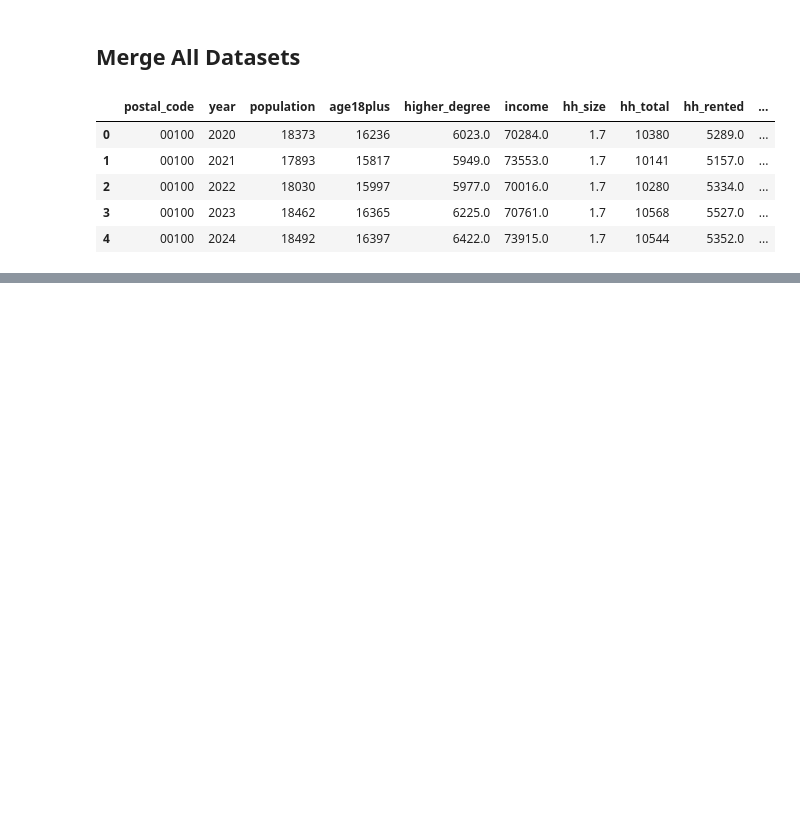
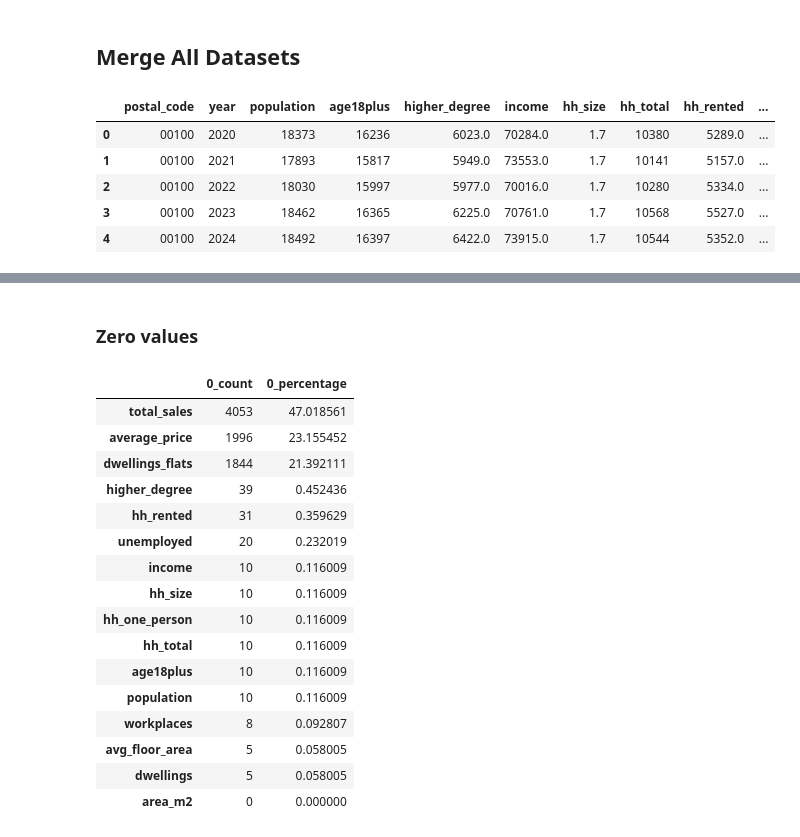
Before and after one commit to Amila-codes/housing-affordability-fi, a Jupyter notebook: notebooks/Capstone.ipynb, the cells around one changed output, grey strips where cells are left out. Saved outputs shown, nothing was run; the diff lists cells and outputs as text; code cells hidden in the pictures; blank space fills up the shorter version.

```diff
--- a/notebooks/Capstone.ipynb
+++ b/notebooks/Capstone.ipynb
@@ -363,0 +473,21 @@ Index(['postal_code', 'municipality', 'year', 'rooms', 'price_per_sqm',
+# %%
+num_cols = [
+  'average_price', 'total_sales', 'workplaces', 'income', 'hh_size', 'hh_rented', 'hh_one_person',
+  'higher_degree', 'unemployed', 'avg_floor_area', 'dwellings', 'dwellings_flats', 'hh_total', 'area_m2', 'age18plus',
+  'population'
+]
+
+outlier_dict = {}
+
+for num_col in num_cols:
+  Q1 = df_merged[num_col].quantile(0.25)
+  Q3 = df_merged[num_col].quantile(0.75)
+  IQR = Q3 - Q1
+
+  lower_bound = Q1 - (1.5*IQR)
+  upper_bound = Q3 + (1.5*IQR)
+
+  outliers = (df_merged[num_col]<lower_bound) | (df_merged[num_col]>upper_bound)
+  outlier_dict[num_col] = outliers.tolist()
+
+  print(f"{num_col}: {outliers.sum()} outliers.")
@@ -363,0 +511,27 @@ Index(['postal_code', 'municipality', 'year', 'rooms', 'price_per_sqm',
+# %% [markdown]
+### Zero values
+# %%
+zero_summary = pd.DataFrame({
+  '0_count': (df_merged[num_cols] == 0).sum(),
+  '0_percentage': (df_merged[num_cols]==0).mean()*100
+})
+
+zero_summary.sort_values('0_percentage', ascending=False)
+# %% [output]
+|  | 0_count | 0_percentage |
+| total_sales | 4053 | 47.018561 |
+| average_price | 1996 | 23.155452 |
+| dwellings_flats | 1844 | 21.392111 |
+| higher_degree | 39 | 0.452436 |
+| hh_rented | 31 | 0.359629 |
+| unemployed | 20 | 0.232019 |
+| income | 10 | 0.116009 |
+| hh_size | 10 | 0.116009 |
+| hh_one_person | 10 | 0.116009 |
+| hh_total | 10 | 0.116009 |
+| age18plus | 10 | 0.116009 |
+| population | 10 | 0.116009 |
+| workplaces | 8 | 0.092807 |
+| avg_floor_area | 5 | 0.058005 |
+| dwellings | 5 | 0.058005 |
+| area_m2 | 0 | 0.000000 |
```
Also changed, not shown: parts of 19 cells of this notebook.
